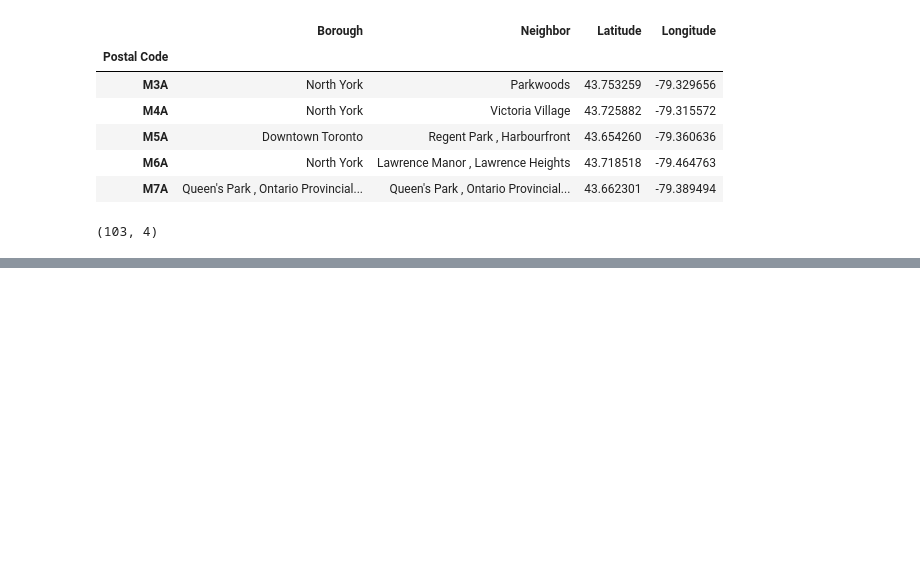
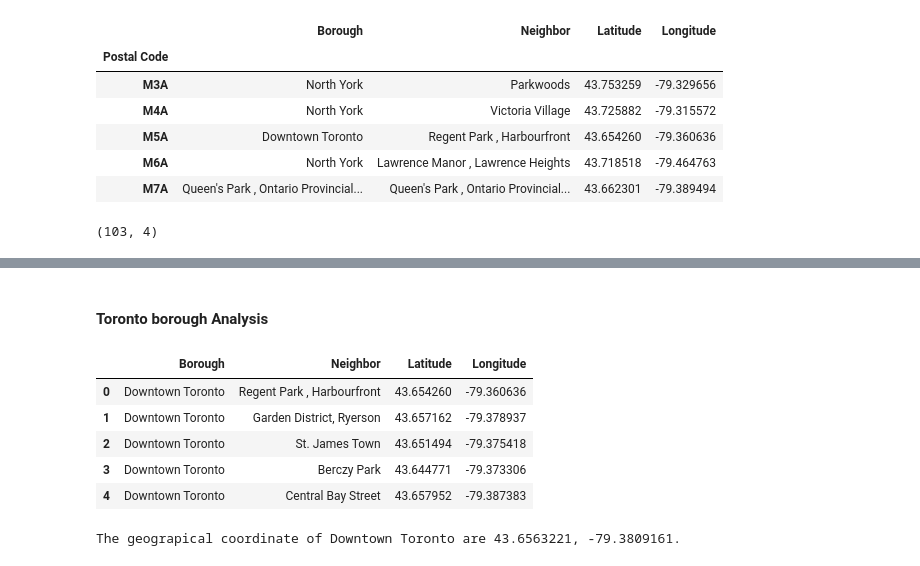
Before and after one commit to ilyhs79/Coursera_Capstone, a Jupyter notebook: toronto_cluster.ipynb, the cells around one changed output, grey strips where cells are left out. Saved outputs shown, nothing was run; the diff lists cells and outputs as text; code cells hidden in the pictures; blank space fills up the shorter version.

```diff
--- a/toronto_cluster.ipynb
+++ b/toronto_cluster.ipynb
@@ -35,9 +35,9 @@ for a in range(0,20) :
 df2 = pd.read_csv("http://cocl.us/Geospatial_data")
 
 # Join two data frame
-df_final = df.set_index('Postal Code').join(df2.set_index('Postal Code'))
+neighborhoods = df.set_index('Postal Code').join(df2.set_index('Postal Code'))
 
 
-df_final.head()
+neighborhoods.head()
 # %% [output]
 Requirement already satisfied: geocoder in /usr/local/lib/python3.6/dist-packages (1.38.1)
@@ -65,0 +102,22 @@ df_final.shape
+# %% [markdown]
+#### Toronto borough Analysis
+# %%
+toronto_data = neighborhoods[neighborhoods['Borough'] == 'Downtown Toronto'].reset_index(drop=True)
+toronto_data.head()
+# %% [output]
+|  | Borough | Neighbor | Latitude | Longitude |
+| 0 | Downtown Toronto | Regent Park , Harbourfront | 43.654260 | -79.360636 |
+| 1 | Downtown Toronto | Garden District, Ryerson | 43.657162 | -79.378937 |
+| 2 | Downtown Toronto | St. James Town | 43.651494 | -79.375418 |
+| 3 | Downtown Toronto | Berczy Park | 43.644771 | -79.373306 |
+| 4 | Downtown Toronto | Central Bay Street | 43.657952 | -79.387383 |
+# %%
+address = 'Downtown Toronto, Ontario'
+
+geolocator = Nominatim(user_agent="Toronto_explorer")
+location = geolocator.geocode(address)
+latitude = location.latitude
+longitude = location.longitude
+print('The geograpical coordinate of Downtown Toronto are {}, {}.'.format(latitude, longitude))
+# %% [output]
+The geograpical coordinate of Downtown Toronto are 43.6563221, -79.3809161.
```
Also changed, not shown: parts of 7 cells of this notebook.
